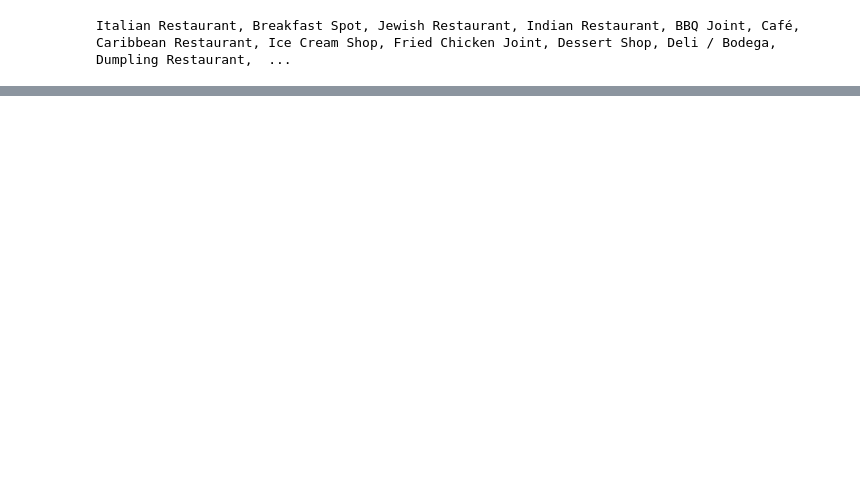
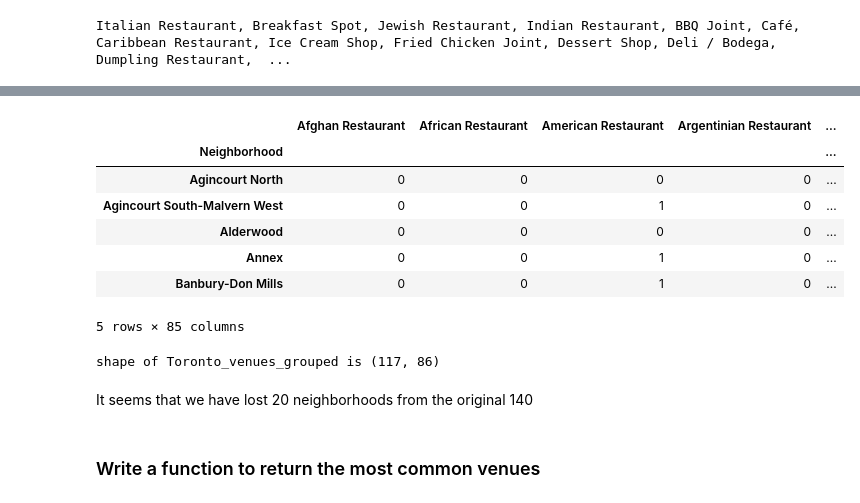
Before and after one commit to agprasanna/Coursera_Capstone, a Jupyter notebook: Opening_an_Indian_Restaurant_in_Toronto.ipynb, the cells around one changed output, grey strips where cells are left out. Cells and saved outputs as stored; diff of their text form; code cells hidden in the pictures; blank space fills up the shorter version.

```diff
--- a/Opening_an_Indian_Restaurant_in_Toronto.ipynb
+++ b/Opening_an_Indian_Restaurant_in_Toronto.ipynb
@@ -441,0 +465,22 @@ BBQ Joint, Argentinian Restaurant, Paella Restaurant, French Restaurant, African
+# %%
+#inspect the sum of each venue category in each neighborhood
+venue_counts = Toronto_onehot.groupby('Neighborhood').sum()
+venue_counts.head(5)
+# %% [output]
+|  | Afghan Restaurant | African Restaurant | American Restaurant | Argentinian Restaurant | ... |
+| Neighborhood |  |  |  |  | ... |
+| Agincourt North | 0 | 0 | 0 | 0 | ... |
+| Agincourt South-Malvern West | 0 | 0 | 1 | 0 | ... |
+| Alderwood | 0 | 0 | 0 | 0 | ... |
+| Annex | 0 | 0 | 1 | 0 | ... |
+| Banbury-Don Mills | 0 | 0 | 1 | 0 | ... |
+5 rows × 85 columns
+# %%
+Toronto_venues_grouped = Toronto_onehot.groupby('Neighborhood').mean().reset_index()
+print("shape of Toronto_venues_grouped is",Toronto_venues_grouped.shape)
+# %% [output]
+shape of Toronto_venues_grouped is (117, 86)
+# %% [markdown]
+It seems that we have lost 20 neighborhoods from the original 140
+# %% [markdown]
+### Write a function to return the most common venues
```
Also changed, not shown: parts of 27 cells of this notebook.
